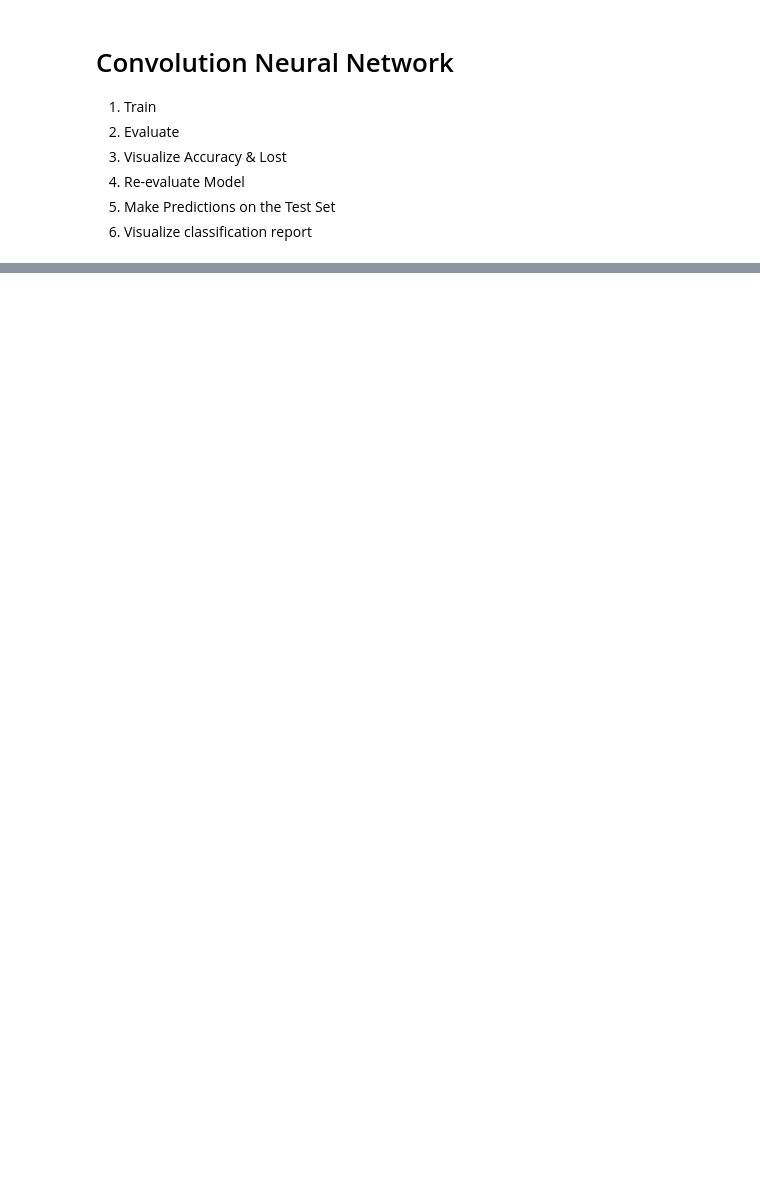
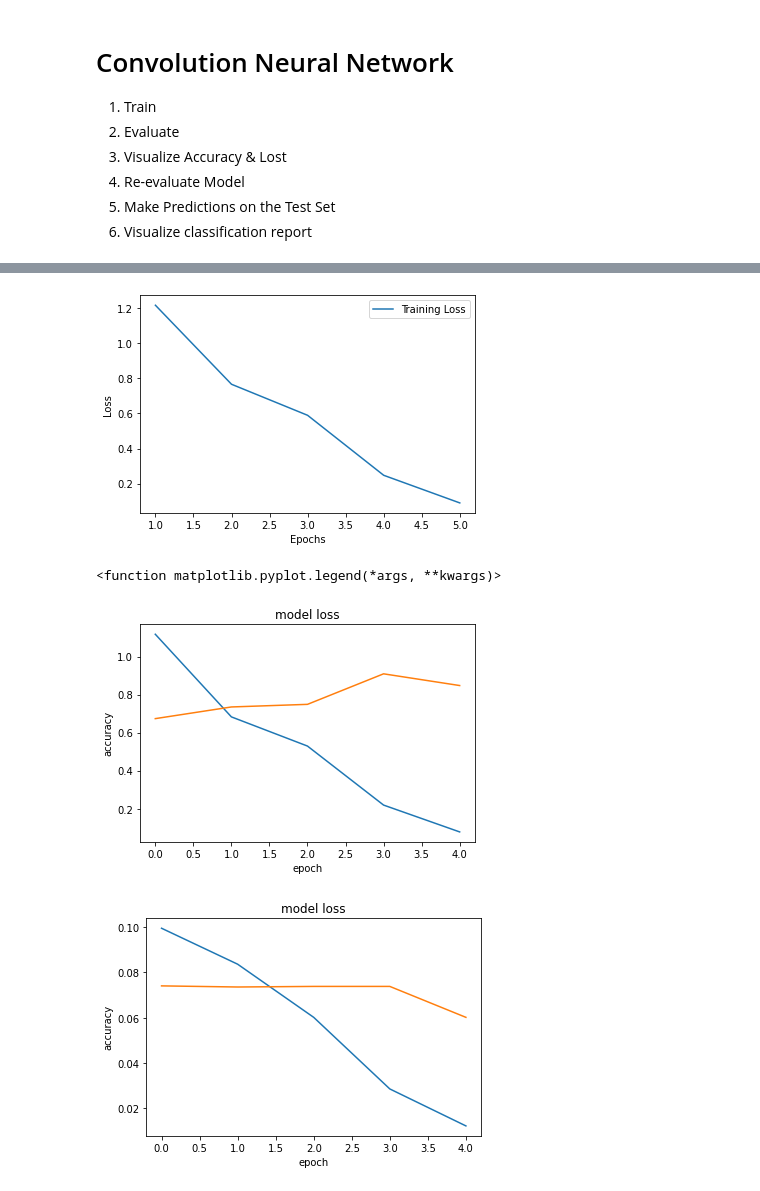
Before and after one commit to ccook93/Object_Detection, a Jupyter notebook: CNN.ipynb, the cells around one changed output, grey strips where cells are left out. Saved outputs shown, nothing was run; the diff lists cells and outputs as text; code cells hidden in the pictures; blank space fills up the shorter version.

```diff
--- a/CNN.ipynb
+++ b/CNN.ipynb
@@ -26,7 +26,7 @@ from PIL.ImageDraw import Draw
 classes = ['Transformer','No-Transformer']
 # %%
 # Read in Training Data and specify image directory location in system
-TRAINING_CSV_FILE = 'Data/training_data2x.csv'
+TRAINING_CSV_FILE = 'Data/training_data2.csv'
 TRAINING_IMAGE_DIR = 'Images/Training'
 
 training_image_records = pd.read_csv(TRAINING_CSV_FILE)
@@ -170,0 +175,31 @@ Epoch 5/5
+# %%
+loss_values = history.history['loss']
+epochs = range(1, len(loss_values)+1)
+
+plt.plot(epochs, loss_values, label='Training Loss')
+plt.xlabel('Epochs')
+plt.ylabel('Loss')
+plt.legend()
+
+plt.show()
+
+plt.figure()
+plt.plot(history.history['cl_head_loss'])
+plt.plot(history.history['val_cl_head_loss'])
+plt.title('model loss')
+plt.ylabel('accuracy')
+plt.xlabel('epoch')
+plt.legend
+
+plt.figure()
+plt.plot(history.history['bb_head_loss'])
+plt.plot(history.history['val_bb_head_loss'])
+plt.title('model loss')
+plt.ylabel('accuracy')
+plt.xlabel('epoch')
+plt.legend
+# %% [output]
+[figure, added]
+<function matplotlib.pyplot.legend(*args, **kwargs)>
+[figure, added]
+[figure, added]
```
Also changed, not shown: parts of 4 cells of this notebook, 1 other file.
